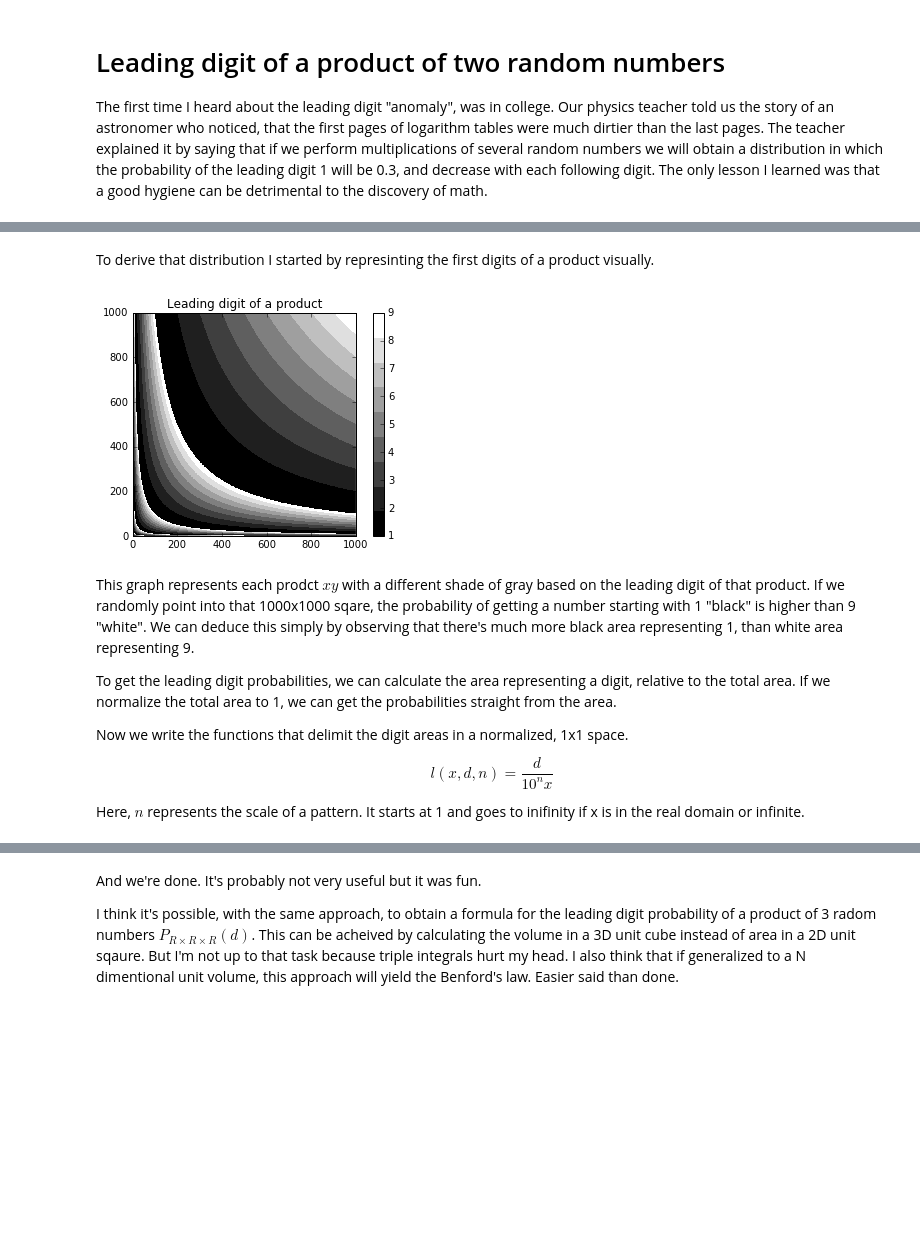
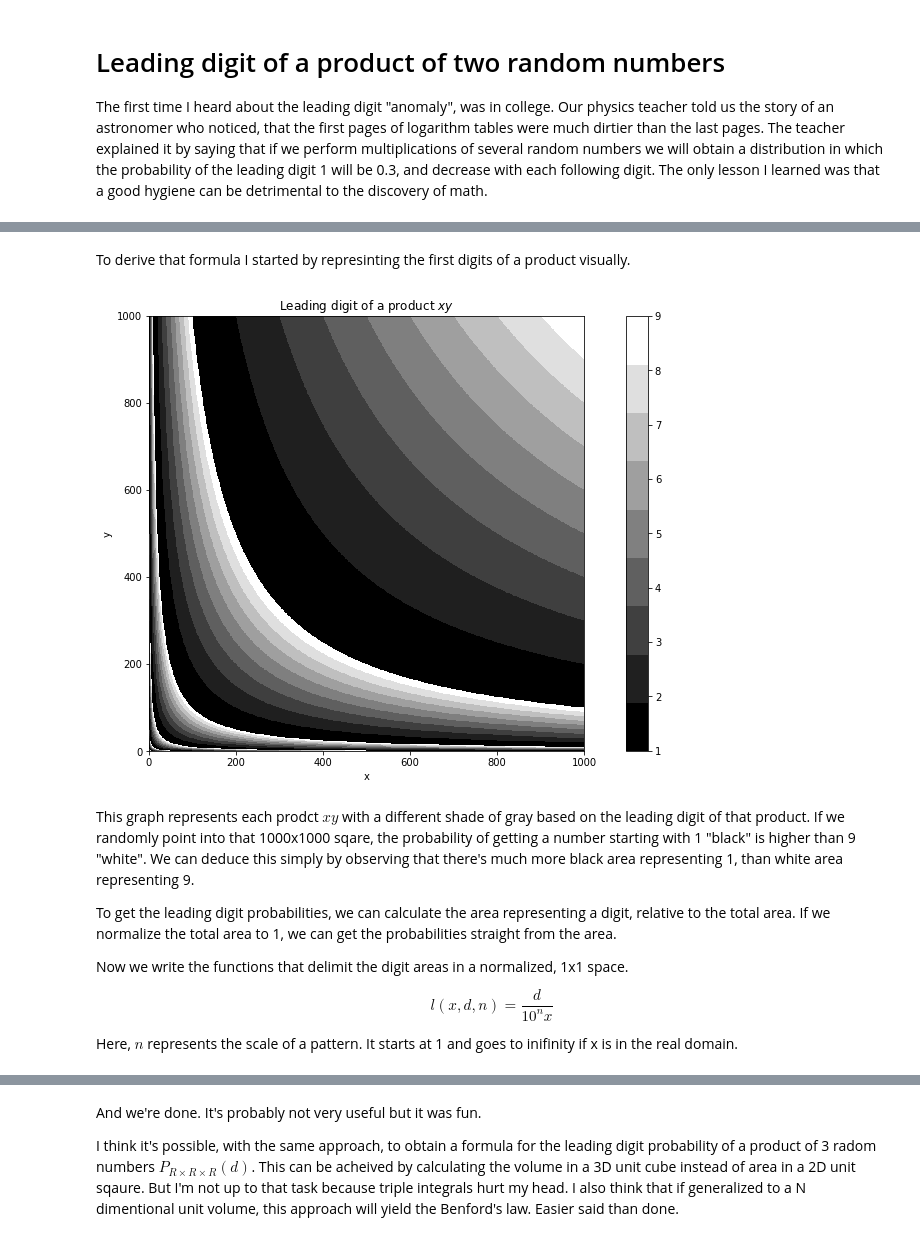
Before and after one commit to vadimgu/notebooks, a Jupyter notebook: benfords.ipynb, the cells around one changed output, grey strips where cells are left out. Drawn from its saved outputs; the diff is of its cells as text; code cells hidden in the pictures; blank space fills up the shorter version.

```diff
--- a/benfords.ipynb
+++ b/benfords.ipynb
@@ -30,11 +32,12 @@ import pandas
 ln = math.log
 digits = [1,2,3,4,5,6,7,8,9]
 
-sample_size = 10000
+sample_size = 100000
 digit_count = {d: 0 for d in digits}
-for i in xrange(sample_size):
-    product = random.randint(1,10**5) * random.randint(1, 10**5)
-    digit = int(str(product)[0])
+for i in range(sample_size):
+    #product = random.randint(1,10**5) * random.randint(1, 10**5)
+    product = random.random() * random.random()
+    digit = int(('%e' % (product))[0])
     digit_count[digit] += 1
 
 prob = []
@@ -44,6 +47,6 @@ for d in digits:
     prob_RxR = 1./9 * (1 - (d+1) * ln(d+1) + d*ln(d) + 10./9 * ln(10))
     prob.append((d, product_prob, benford_prob, prob_RxR))
 
-df = pandas.DataFrame(prob, columns=['Leading Digit', 'Simulation', 'Benford\'s law', '$P_{R\\times{R}}$'])
+df = pandas.DataFrame(prob, columns=['Leading Digit', 'Frequency', 'Benford', 'Q'])
 HTML(df.to_html(index=False, float_format='{0:.3f}'.format))
 # %% [output]
@@ -60,18 +76,21 @@ HTML(df.to_html(index=False, float_format='{0:.3f}'.format))
 # %% [markdown]
-To derive that distribution I started by represinting the first digits of a product visually.
+To derive that formula I started by represinting the first digits of a product visually.
 # %%
 size = 1000
 first_digit_prod = numpy.vectorize(lambda i,j: int(str((size-i-1) * (j+1))[0]))
 digits = numpy.fromfunction(first_digit_prod, shape=(size-1, size-1))
+pyplot.figure(figsize=(15, 8))
 pyplot.imshow(digits,
               cmap=matplotlib.cm.get_cmap('gray', 9),
               extent=[1, size, 1, size],
               interpolation='none')
 pyplot.colorbar()
-pyplot.title('Leading digit of a product')
+pyplot.title('Leading digit of a product $xy$')
+pyplot.xlabel('x')
+pyplot.ylabel('y')
 pyplot.show()
 # %% [output]
-[figure, old version]
+[figure, new version]
 # %% [markdown]
 This graph represents each prodct $xy$ with a different shade of gray based on the leading digit of that product. If we randomly point into that 1000x1000 sqare, the probability of getting a number starting with 1 "black" is higher than 9 "white". We can deduce this simply by observing that there's much more black area representing 1, than white area representing 9.
 
@@ -81,6 +100,6 @@ Now we write the functions that delimit the digit areas in a normalized, 1x1 spa
 
 $$l(x,d,n) = \frac{d}{10^nx}$$
 
-Here, $n$ represents the scale of a pattern. It starts at 1 and goes to inifinity if x is in the real domain or infinite.
+Here, $n$ represents the scale of a pattern. It starts at 1 and goes to inifinity if x is in the real domain.
 # %%
 x = numpy.arange(0.001, 1, 0.01)
```
Also changed, not shown: parts of 8 cells of this notebook, 1 other file.
